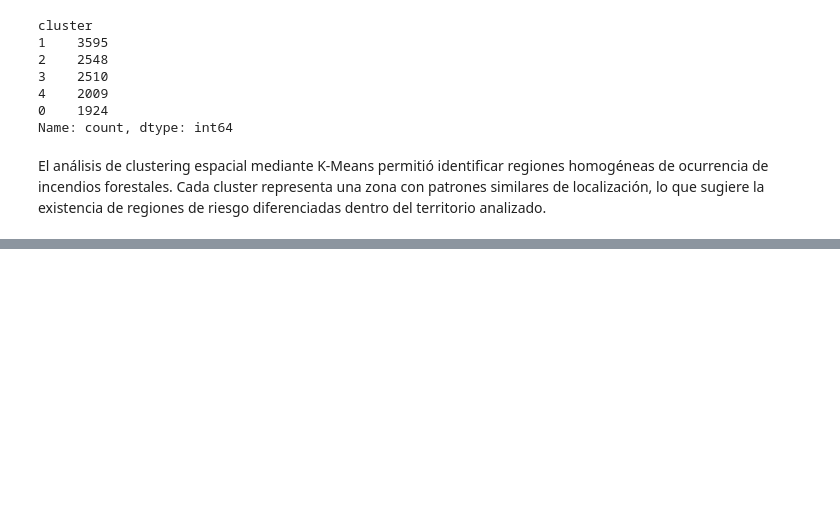
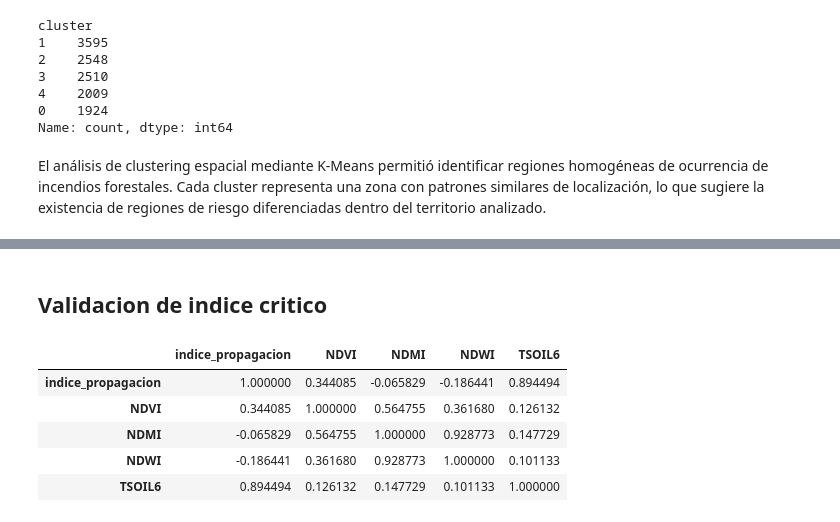
Before and after one commit to SauG25/Incendios-Forestales-, a Jupyter notebook: 04_AnalisisDeDatos/incendio.ipynb, the cells around one changed output, grey strips where cells are left out. Cells and saved outputs as stored; diff of their text form; code cells hidden in the pictures; blank space fills up the shorter version.

```diff
--- a/04_AnalisisDeDatos/incendio.ipynb
+++ b/04_AnalisisDeDatos/incendio.ipynb
@@ -304,0 +395,11 @@ El análisis de clustering espacial mediante K-Means permitió identificar regio
+# %% [markdown]
+## Validacion de indice critico
+# %%
+df_final[["indice_propagacion", "NDVI", "NDMI", "NDWI", "TSOIL6"]].corr()
+# %% [output]
+|  | indice_propagacion | NDVI | NDMI | NDWI | TSOIL6 |
+| indice_propagacion | 1.000000 | 0.344085 | -0.065829 | -0.186441 | 0.894494 |
+| NDVI | 0.344085 | 1.000000 | 0.564755 | 0.361680 | 0.126132 |
+| NDMI | -0.065829 | 0.564755 | 1.000000 | 0.928773 | 0.147729 |
+| NDWI | -0.186441 | 0.361680 | 0.928773 | 1.000000 | 0.101133 |
+| TSOIL6 | 0.894494 | 0.126132 | 0.147729 | 0.101133 | 1.000000 |
```
Also changed, not shown: parts of 65 cells of this notebook, 4 other files.
